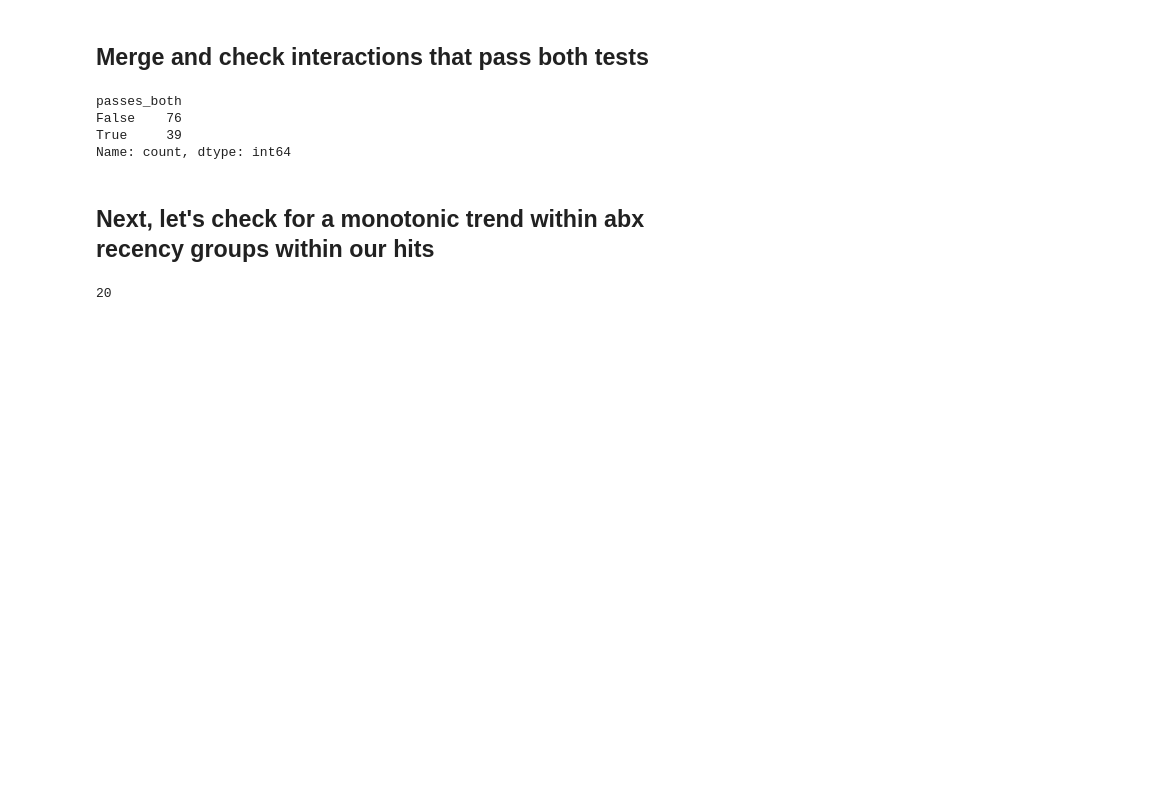
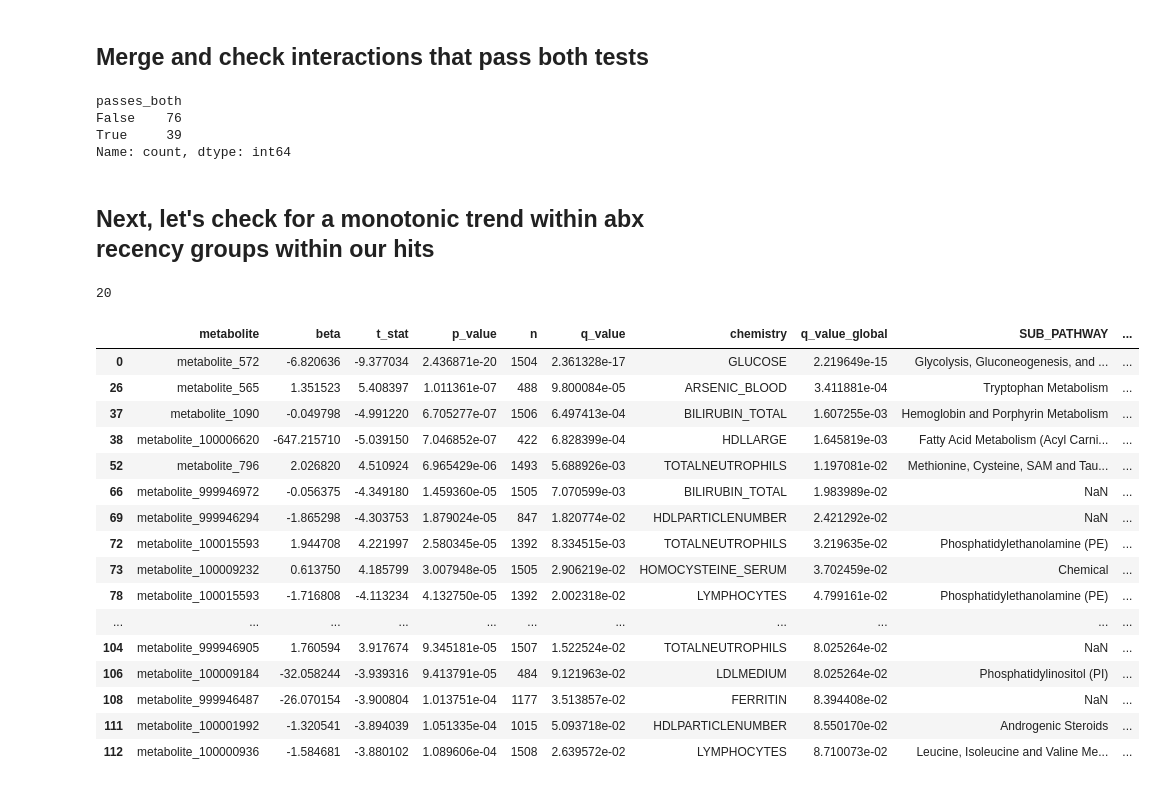
Before and after one commit to Gibbons-Lab/2026_cperez_antibiotic_recency, a Jupyter notebook: 05_chemistries_health/abx_metab_interaction_results.ipynb, the cells around one changed output. Cells and saved outputs as stored; diff of their text form; code cells hidden in the pictures; blank space fills up the shorter version.

```diff
--- a/05_chemistries_health/abx_metab_interaction_results.ipynb
+++ b/05_chemistries_health/abx_metab_interaction_results.ipynb
@@ -373,5 +373,25 @@ filtered_hits_df = sig_ints_anns[sig_ints_anns.set_index(['chemistry','metabolit
 len(filtered_hits_df.sort_values(by=['chemistry','CHEMICAL_NAME']))
 # %% [output]
 20
+# %%
+filtered_hits_df
+# %% [output]
+|  | metabolite | beta | t_stat | p_value | n | q_value | chemistry | q_value_global | SUB_PATHWAY | ... |
+| 0 | metabolite_572 | -6.820636 | -9.377034 | 2.436871e-20 | 1504 | 2.361328e-17 | GLUCOSE | 2.219649e-15 | Glycolysis, Gluconeogenesis, and ... | ... |
+| 26 | metabolite_565 | 1.351523 | 5.408397 | 1.011361e-07 | 488 | 9.800084e-05 | ARSENIC_BLOOD | 3.411881e-04 | Tryptophan Metabolism | ... |
+| 37 | metabolite_1090 | -0.049798 | -4.991220 | 6.705277e-07 | 1506 | 6.497413e-04 | BILIRUBIN_TOTAL | 1.607255e-03 | Hemoglobin and Porphyrin Metabolism | ... |
+| 38 | metabolite_100006620 | -647.215710 | -5.039150 | 7.046852e-07 | 422 | 6.828399e-04 | HDLLARGE | 1.645819e-03 | Fatty Acid Metabolism (Acyl Carni... | ... |
+| 52 | metabolite_796 | 2.026820 | 4.510924 | 6.965429e-06 | 1493 | 5.688926e-03 | TOTALNEUTROPHILS | 1.197081e-02 | Methionine, Cysteine, SAM and Tau... | ... |
+| 66 | metabolite_999946972 | -0.056375 | -4.349180 | 1.459360e-05 | 1505 | 7.070599e-03 | BILIRUBIN_TOTAL | 1.983989e-02 | NaN | ... |
+| 69 | metabolite_999946294 | -1.865298 | -4.303753 | 1.879024e-05 | 847 | 1.820774e-02 | HDLPARTICLENUMBER | 2.421292e-02 | NaN | ... |
+| 72 | metabolite_100015593 | 1.944708 | 4.221997 | 2.580345e-05 | 1392 | 8.334515e-03 | TOTALNEUTROPHILS | 3.219635e-02 | Phosphatidylethanolamine (PE) | ... |
+| 73 | metabolite_100009232 | 0.613750 | 4.185799 | 3.007948e-05 | 1505 | 2.906219e-02 | HOMOCYSTEINE_SERUM | 3.702459e-02 | Chemical | ... |
+| 78 | metabolite_100015593 | -1.716808 | -4.113234 | 4.132750e-05 | 1392 | 2.002318e-02 | LYMPHOCYTES | 4.799161e-02 | Phosphatidylethanolamine (PE) | ... |
+| ... | ... | ... | ... | ... | ... | ... | ... | ... | ... | ... |
+| 104 | metabolite_999946905 | 1.760594 | 3.917674 | 9.345181e-05 | 1507 | 1.522524e-02 | TOTALNEUTROPHILS | 8.025264e-02 | NaN | ... |
+| 106 | metabolite_100009184 | -32.058244 | -3.939316 | 9.413791e-05 | 484 | 9.121963e-02 | LDLMEDIUM | 8.025264e-02 | Phosphatidylinositol (PI) | ... |
+| 108 | metabolite_999946487 | -26.070154 | -3.900804 | 1.013751e-04 | 1177 | 3.513857e-02 | FERRITIN | 8.394408e-02 | NaN | ... |
+| 111 | metabolite_100001992 | -1.320541 | -3.894039 | 1.051335e-04 | 1015 | 5.093718e-02 | HDLPARTICLENUMBER | 8.550170e-02 | Androgenic Steroids | ... |
+| 112 | metabolite_100000936 | -1.584681 | -3.880102 | 1.089606e-04 | 1508 | 2.639572e-02 | LYMPHOCYTES | 8.710073e-02 | Leucine, Isoleucine and Valine Me... | ... |
 # %%
 fig, bar = make_recency_barbell(labs_mets, filtered_hits_df, covariates)
```
Also changed, not shown: parts of 19 cells of this notebook, 23 other files.
